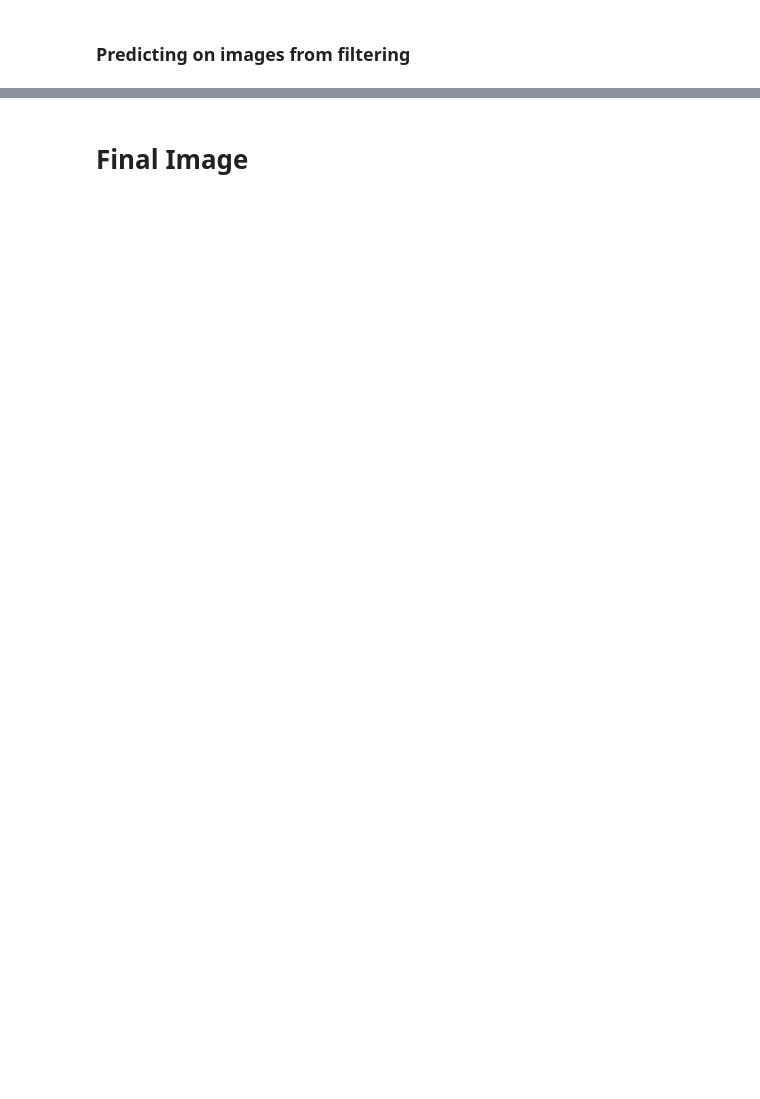
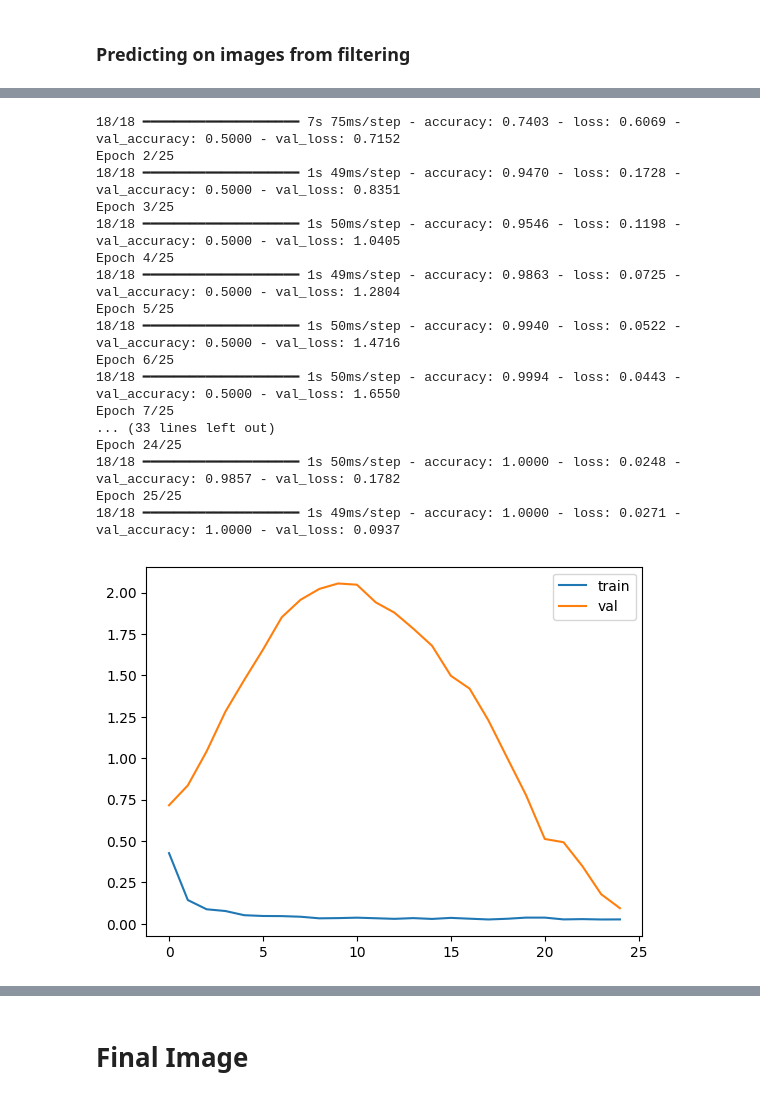
Before and after one commit to austinliu05/brown-dl-s25-final-project, a Jupyter notebook: brown-s25-final-notebook.ipynb, the cells around one changed output, grey strips where cells are left out. Saved outputs shown, nothing was run; the diff lists cells and outputs as text; code cells hidden in the pictures; blank space fills up the shorter version.

```diff
--- a/brown-s25-final-notebook.ipynb
+++ b/brown-s25-final-notebook.ipynb
@@ -1086,0 +1237,15 @@ plt.show()
+# %%
+whole_half_df = df_whole_half[df_whole_half['label'].isin(['noteheadWhole','noteheadHalf'])].copy()
+
+whole_half_df['y'] = whole_half_df['label'].map({'noteheadHalf': 0, 'noteheadWhole':1})
+
+height, width = 23, 39
+X = np.stack(whole_half_df['image'].values)
+X = X.reshape(-1, height, width, 1).astype('float32')
+y = whole_half_df['y'].values
+
+X_train, X_val, y_train, y_val = train_test_split(
+    X, y, test_size=0.2, stratify=y, random_state=42
+)
+
+print(whole_half_df['y'].value_counts())
@@ -1086,0 +1353,25 @@ plt.show()
+# %%
+from tensorflow.keras.preprocessing.image import ImageDataGenerator
+from tensorflow.keras.callbacks import ReduceLROnPlateau, EarlyStopping
+
+datagen = ImageDataGenerator(
+    rotation_range=15,
+    width_shift_range=0.1,
+    height_shift_range=0.1,
+    zoom_range=0.15,
+    fill_mode='nearest'
+)
+datagen.fit(X_train)
+
+reduce_lr = ReduceLROnPlateau(monitor='val_loss', factor=0.5, patience=3, min_lr=1e-6)
+
+history = hollow_model.fit(
+    datagen.flow(X_train, y_train, batch_size=32),
+    validation_data=(X_val, y_val),
+    epochs=25,
+)
+
+plt.plot(history.history['loss'], label='train')
+plt.plot(history.history['val_loss'], label='val')
+plt.legend(); plt.show()
+# %% [output]
@@ -1086,0 +1380,18 @@ plt.show()
+18/18 ━━━━━━━━━━━━━━━━━━━━ 7s 75ms/step - accuracy: 0.7403 - loss: 0.6069 - val_accuracy: 0.5000 - val_loss: 0.7152
+Epoch 2/25
+18/18 ━━━━━━━━━━━━━━━━━━━━ 1s 49ms/step - accuracy: 0.9470 - loss: 0.1728 - val_accuracy: 0.5000 - val_loss: 0.8351
+Epoch 3/25
+18/18 ━━━━━━━━━━━━━━━━━━━━ 1s 50ms/step - accuracy: 0.9546 - loss: 0.1198 - val_accuracy: 0.5000 - val_loss: 1.0405
+Epoch 4/25
+18/18 ━━━━━━━━━━━━━━━━━━━━ 1s 49ms/step - accuracy: 0.9863 - loss: 0.0725 - val_accuracy: 0.5000 - val_loss: 1.2804
+Epoch 5/25
+18/18 ━━━━━━━━━━━━━━━━━━━━ 1s 50ms/step - accuracy: 0.9940 - loss: 0.0522 - val_accuracy: 0.5000 - val_loss: 1.4716
+Epoch 6/25
+18/18 ━━━━━━━━━━━━━━━━━━━━ 1s 50ms/step - accuracy: 0.9994 - loss: 0.0443 - val_accuracy: 0.5000 - val_loss: 1.6550
+Epoch 7/25
+... (33 lines left out)
+Epoch 24/25
+18/18 ━━━━━━━━━━━━━━━━━━━━ 1s 50ms/step - accuracy: 1.0000 - loss: 0.0248 - val_accuracy: 0.9857 - val_loss: 0.1782
+Epoch 25/25
+18/18 ━━━━━━━━━━━━━━━━━━━━ 1s 49ms/step - accuracy: 1.0000 - loss: 0.0271 - val_accuracy: 1.0000 - val_loss: 0.0937
+[figure, added]
```
Also changed, not shown: parts of 27 cells of this notebook.
